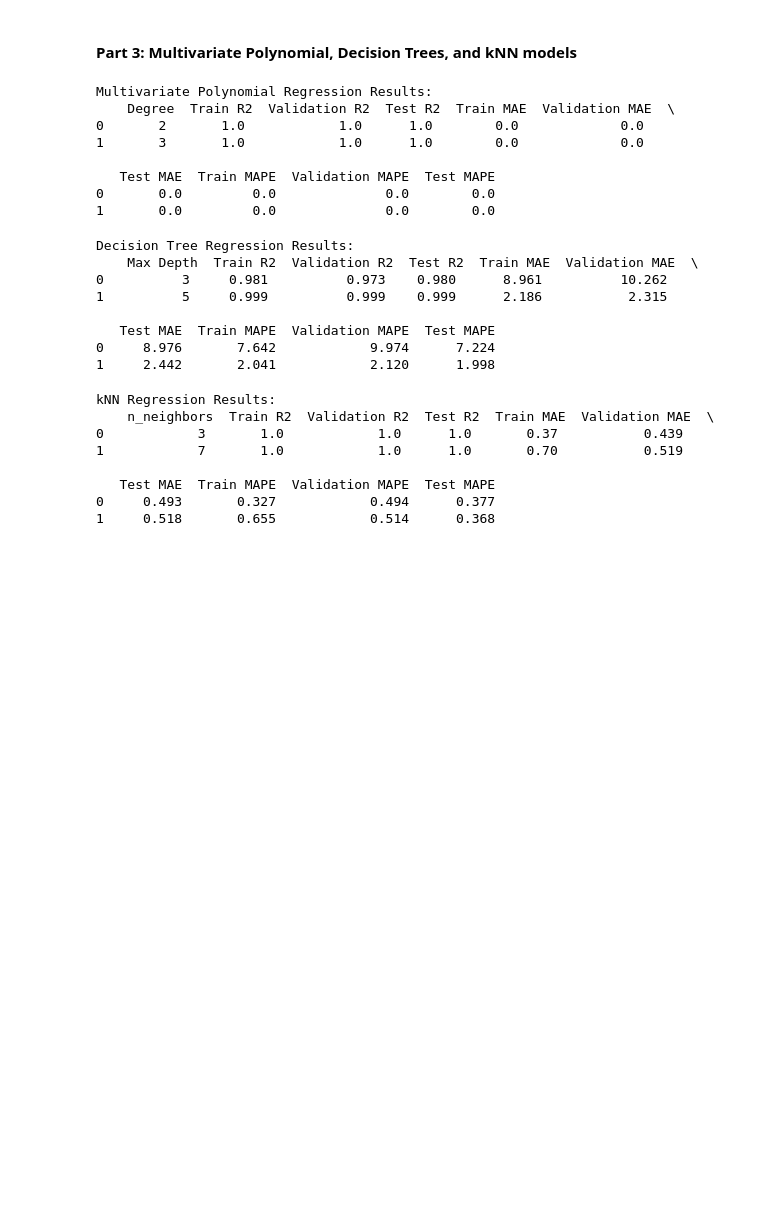
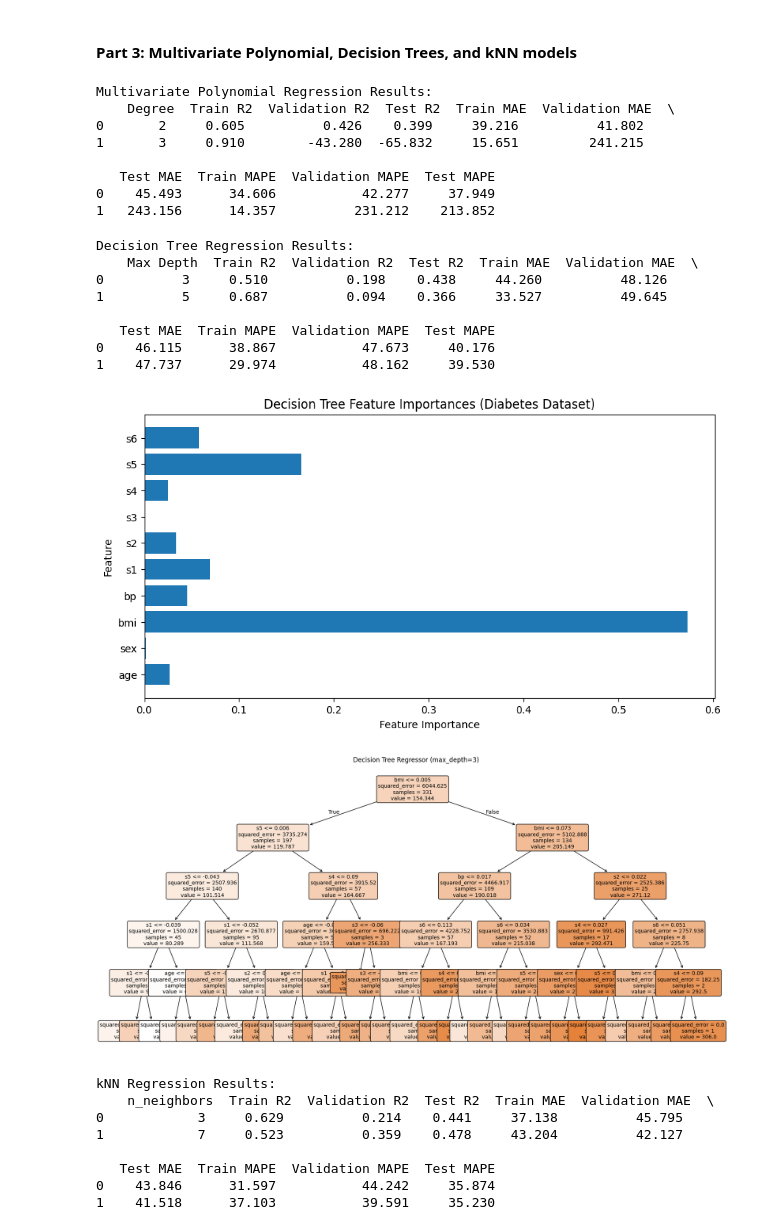
Before and after one commit to Mostafa-Allahmoradi/Multivariate_Linear_Regression_Workshop, a Jupyter notebook: lab2.ipynb, the cells around one changed output. Drawn from its saved outputs; the diff is of its cells as text; code cells hidden in the pictures; blank space fills up the shorter version.

```diff
--- a/lab2.ipynb
+++ b/lab2.ipynb
@@ -78,30 +80,29 @@ diabetes_data = load_diabetes()
 
 diabetes_df = load_diabetes(return_X_y=False, as_frame=True, scaled=True).frame
 
-diabetes_df_not_scaled = load_diabetes(return_X_y=False, as_frame=True, scaled=False).frame
+# diabetes_df_not_scaled = load_diabetes(return_X_y=False, as_frame=True, scaled=False).frame
 
-# Add the target variable ("disease progression one year after baseline")
+# The target represents a quantitative measure of disease progression one year after baseline — a continuous numeric value.
 diabetes_df["disease_progression"] = diabetes_data.target
 
 
-# Features (X): all other medical predictors
-X = diabetes_df.drop(columns=["disease_progression"])
-# Target variable (y): disease progression one year after baseline
+# Features (X): all other medical predictors except target (disease_progression)
+X = diabetes_df.drop(columns=["disease_progression", "target"])
+# Target variable (y): disease progression one year after baseline (target)
 y = diabetes_df["disease_progression"]
 
 # Correlation of features with target
 correlations = diabetes_df.corr()["disease_progression"].sort_values(ascending=False)
 print("\nCorrelation of each feature with disease progression: \n", correlations)
 
-# Exploratory Data Analysis (EDA)
-# Print shapes
+# Exploratory Data Analysis (EDA) - shapes and info
 print("Shape of dataset: ", diabetes_df.shape)
 print("Shape of X (features): ", X.shape)
 print("Shape of y (target): ", y.shape)
 
 # print("Dataset columns: ", diabetes_df.columns)
 print("Dataset info: \n", diabetes_df.info())
-print("Dataset description: \n", diabetes_df.describe())
+diabetes_df.describe().T
 # display(diabetes_df.head())
 # %% [output]
 Correlation of each feature with disease progression:
@@ -613,12 +633,12 @@ print("\nMultivariate Polynomial Regression Results: \n", poly_results_df.round(
 # %% [output]
 Multivariate Polynomial Regression Results:
     Degree  Train R2  Validation R2  Test R2  Train MAE  Validation MAE  \
-0       2       1.0            1.0      1.0        0.0             0.0
-1       3       1.0            1.0      1.0        0.0             0.0
+0       2     0.605          0.426    0.399     39.216          41.802
+1       3     0.910        -43.280  -65.832     15.651         241.215
 
    Test MAE  Train MAPE  Validation MAPE  Test MAPE
-0       0.0         0.0              0.0        0.0
-1       0.0         0.0              0.0        0.0
+0    45.493      34.606           42.277     37.949
+1   243.156      14.357          231.212    213.852
 # %%
 # Decision Tree Regressors
 
@@ -641,37 +661,59 @@ for depth in tree_depths:
 
     train_mae = mean_absolute_error(y_train, y_train_pred)
     val_mae = mean_absolute_error(y_val, y_val_pred)
     test_mae = mean_absolute_error(y_test, y_test_pred)
 
     train_mape = np.mean(np.abs((y_train - y_train_pred) / y_train)) * 100
     val_mape = np.mean(np.abs((y_val - y_val_pred) / y_val)) * 100
     test_mape = np.mean(np.abs((y_test - y_test_pred) / y_test)) * 100
 
     tree_results.append({
         "Max Depth": depth,
         "Train R2": train_r2,
         "Validation R2": val_r2,
         "Test R2": test_r2,
         "Train MAE": train_mae,
         "Validation MAE": val_mae,
         "Test MAE": test_mae,
         "Train MAPE": train_mape,
         "Validation MAPE": val_mape,
         "Test MAPE": test_mape
     })
 
 # Convert results to DataFrame
 tree_results_df = pd.DataFrame(tree_results)
 print("\nDecision Tree Regression Results: \n", tree_results_df.round(3))
+
+# Feature importances
+plt.figure(figsize=(10,5))
+plt.barh(X.columns, tree_model.feature_importances_)
+plt.xlabel("Feature Importance")
+plt.ylabel("Feature")
+plt.title("Decision Tree Feature Importances (Diabetes Dataset)")
+plt.show()
+
+# Tree visualization
+plt.figure(figsize=(20,10))
+plot_tree(
+    tree_model,
+    feature_names=X.columns,
+    filled=True,          # color nodes by output value
+    rounded=True,         # rounded boxes
+    fontsize=10
+)
+plt.title("Decision Tree Regressor (max_depth=3)")
+plt.show()
 # %% [output]
 Decision Tree Regression Results:
     Max Depth  Train R2  Validation R2  Test R2  Train MAE  Validation MAE  \
-0          3     0.981          0.973    0.980      8.961          10.262
-1          5     0.999          0.999    0.999      2.186           2.315
+0          3     0.510          0.198    0.438     44.260          48.126
+1          5     0.687          0.094    0.366     33.527          49.645
 
    Test MAE  Train MAPE  Validation MAPE  Test MAPE
-0     8.976       7.642            9.974      7.224
-1     2.442       2.041            2.120      1.998
+0    46.115      38.867           47.673     40.176
+1    47.737      29.974           48.162     39.530
+[figure, added]
+[figure, added]
 # %%
 # kNN Regressors
 
@@ -719,12 +761,12 @@ print("\nkNN Regression Results: \n", knn_results_df.round(3))
 # %% [output]
 kNN Regression Results:
     n_neighbors  Train R2  Validation R2  Test R2  Train MAE  Validation MAE  \
-0            3       1.0            1.0      1.0       0.37           0.439
-1            7       1.0            1.0      1.0       0.70           0.519
+0            3     0.629          0.214    0.441     37.138          45.795
+1            7     0.523          0.359    0.478     43.204          42.127
 
    Test MAE  Train MAPE  Validation MAPE  Test MAPE
-0     0.493       0.327            0.494      0.377
-1     0.518       0.655            0.514      0.368
+0    43.846      31.597           44.242     35.874
+1    41.518      37.103           39.591     35.230
 # %%
 # Final Comparison Table and Insights
 
```
Also changed, not shown: parts of 6 cells of this notebook.
